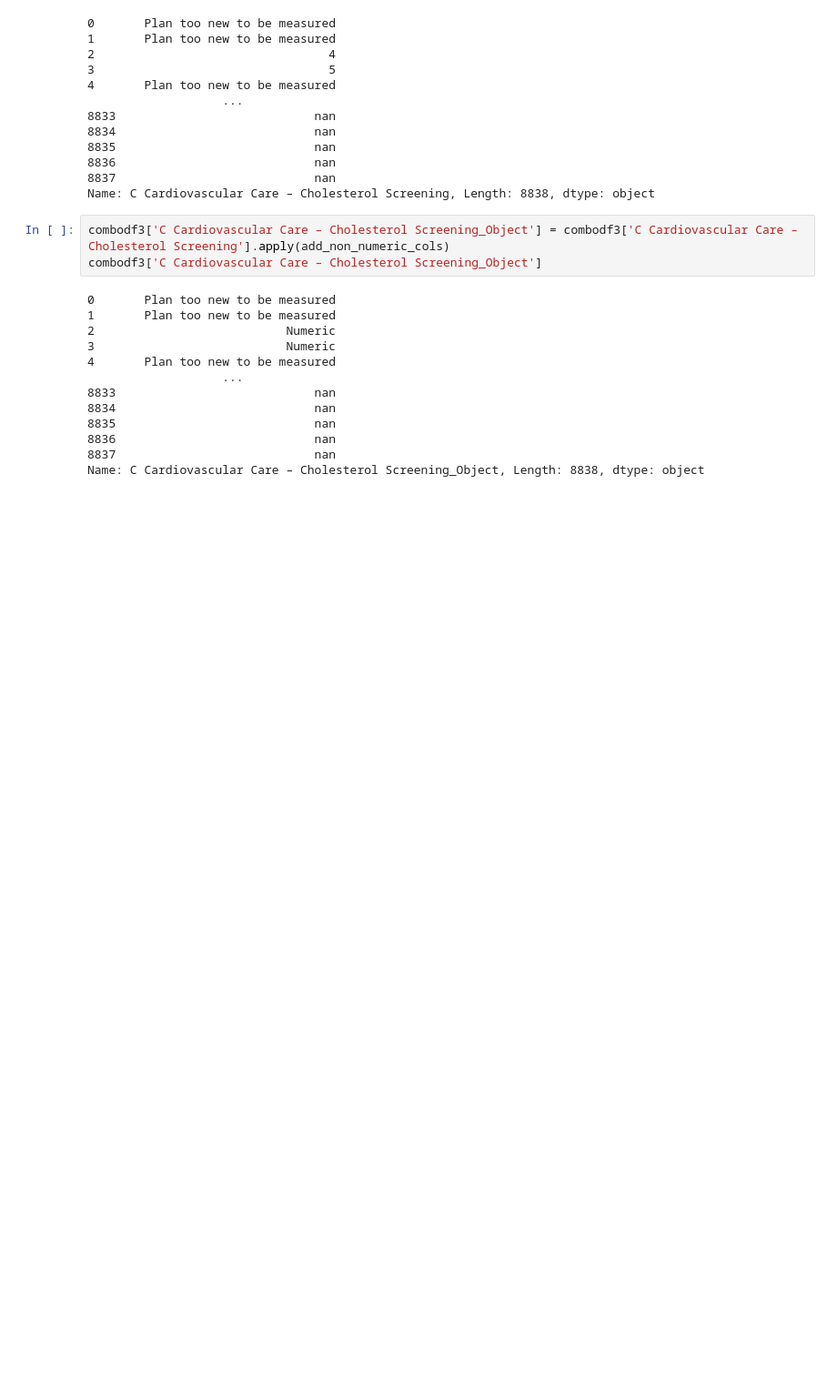
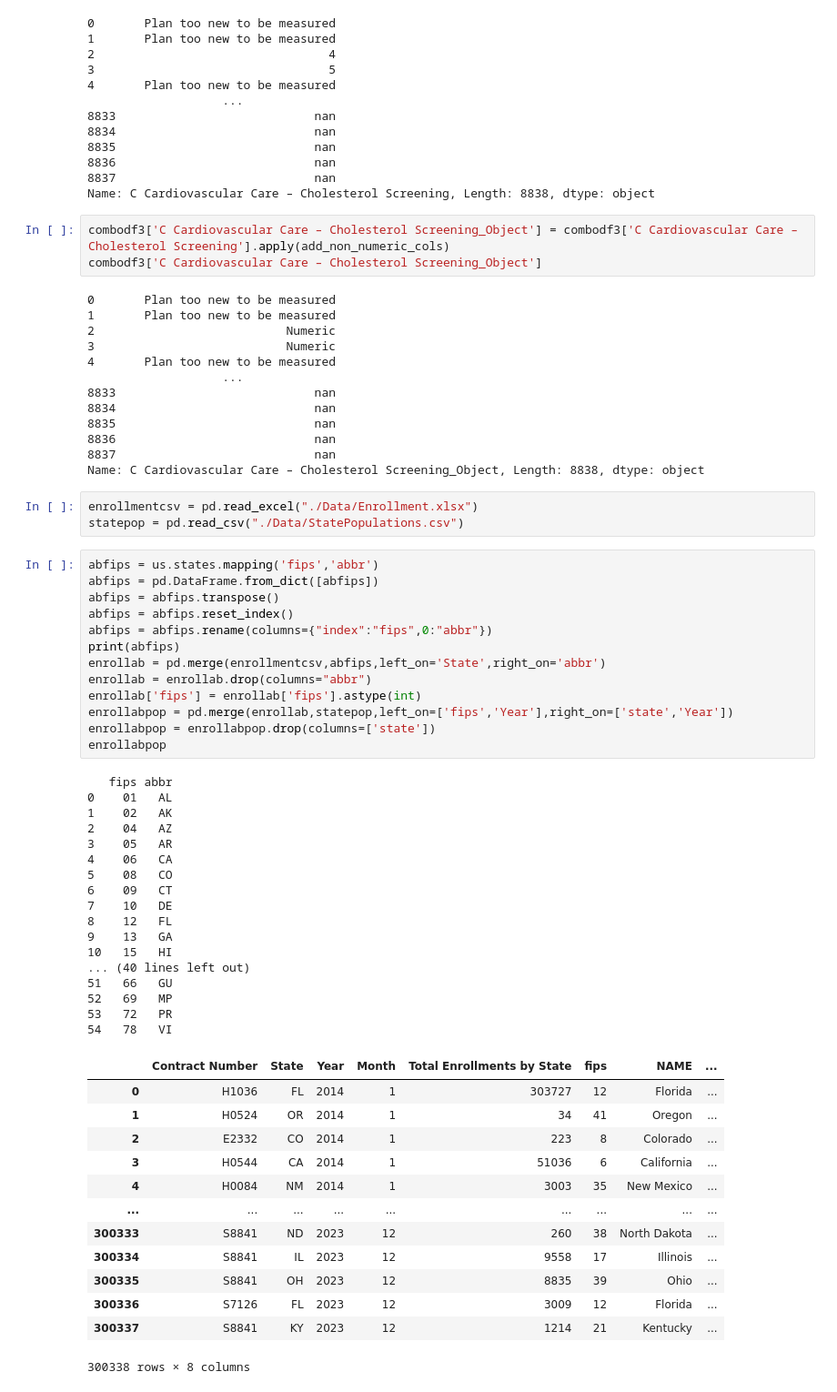
Before and after one commit to SamSims/Project4-Group2, a Jupyter notebook: DataCombiningSS1.ipynb, the cells around one changed output. Shown: that part at 91% size. Drawn from its saved outputs; the diff is of its cells as text; blank space fills up the shorter version.

```diff
--- a/DataCombiningSS1.ipynb
+++ b/DataCombiningSS1.ipynb
@@ -473,3 +516,50 @@ combodf3['C Cardiovascular Care – Cholesterol Screening_Object']
 8836                            nan
 8837                            nan
 Name: C Cardiovascular Care – Cholesterol Screening_Object, Length: 8838, dtype: object
+# %%
+enrollmentcsv = pd.read_excel("./Data/Enrollment.xlsx")
+statepop = pd.read_csv("./Data/StatePopulations.csv")
+# %%
+abfips = us.states.mapping('fips','abbr')
+abfips = pd.DataFrame.from_dict([abfips])
+abfips = abfips.transpose()
+abfips = abfips.reset_index()
+abfips = abfips.rename(columns={"index":"fips",0:"abbr"})
+print(abfips)
+enrollab = pd.merge(enrollmentcsv,abfips,left_on='State',right_on='abbr')
+enrollab = enrollab.drop(columns="abbr")
+enrollab['fips'] = enrollab['fips'].astype(int)
+enrollabpop = pd.merge(enrollab,statepop,left_on=['fips','Year'],right_on=['state','Year'])
+enrollabpop = enrollabpop.drop(columns=['state'])
+enrollabpop
+# %% [output]
+   fips abbr
+0    01   AL
+1    02   AK
+2    04   AZ
+3    05   AR
+4    06   CA
+5    08   CO
+6    09   CT
+7    10   DE
+8    12   FL
+9    13   GA
+10   15   HI
+... (40 lines left out)
+51   66   GU
+52   69   MP
+53   72   PR
+54   78   VI
+|  | Contract Number | State | Year | Month | Total Enrollments by State | fips | NAME | ... |
+| 0 | H1036 | FL | 2014 | 1 | 303727 | 12 | Florida | ... |
+| 1 | H0524 | OR | 2014 | 1 | 34 | 41 | Oregon | ... |
+| 2 | E2332 | CO | 2014 | 1 | 223 | 8 | Colorado | ... |
+| 3 | H0544 | CA | 2014 | 1 | 51036 | 6 | California | ... |
+| 4 | H0084 | NM | 2014 | 1 | 3003 | 35 | New Mexico | ... |
+| ... | ... | ... | ... | ... | ... | ... | ... | ... |
+| 300333 | S8841 | ND | 2023 | 12 | 260 | 38 | North Dakota | ... |
+| 300334 | S8841 | IL | 2023 | 12 | 9558 | 17 | Illinois | ... |
+| 300335 | S8841 | OH | 2023 | 12 | 8835 | 39 | Ohio | ... |
+| 300336 | S7126 | FL | 2023 | 12 | 3009 | 12 | Florida | ... |
+| 300337 | S8841 | KY | 2023 | 12 | 1214 | 21 | Kentucky | ... |
+300338 rows × 8 columns
```
Also changed, not shown: parts of 17 cells of this notebook, 3 other files.
